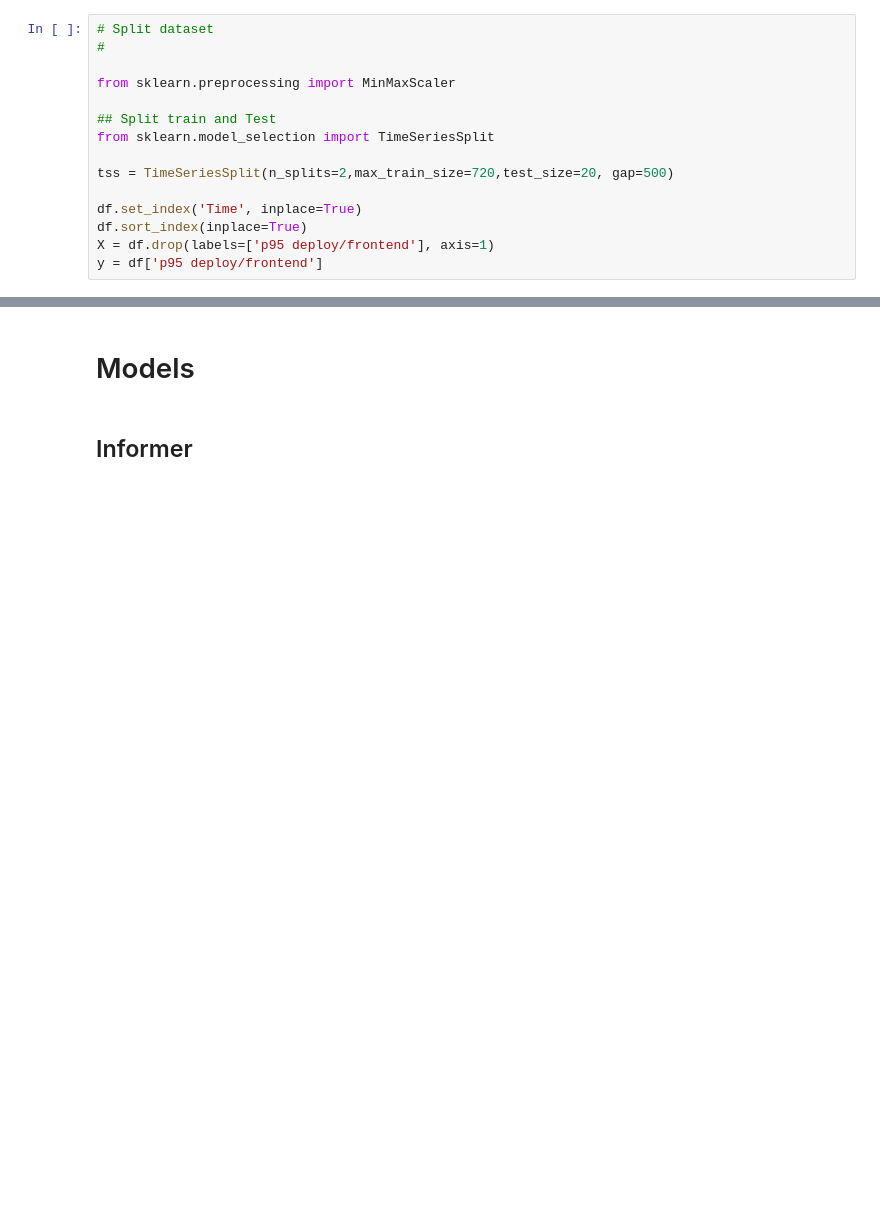
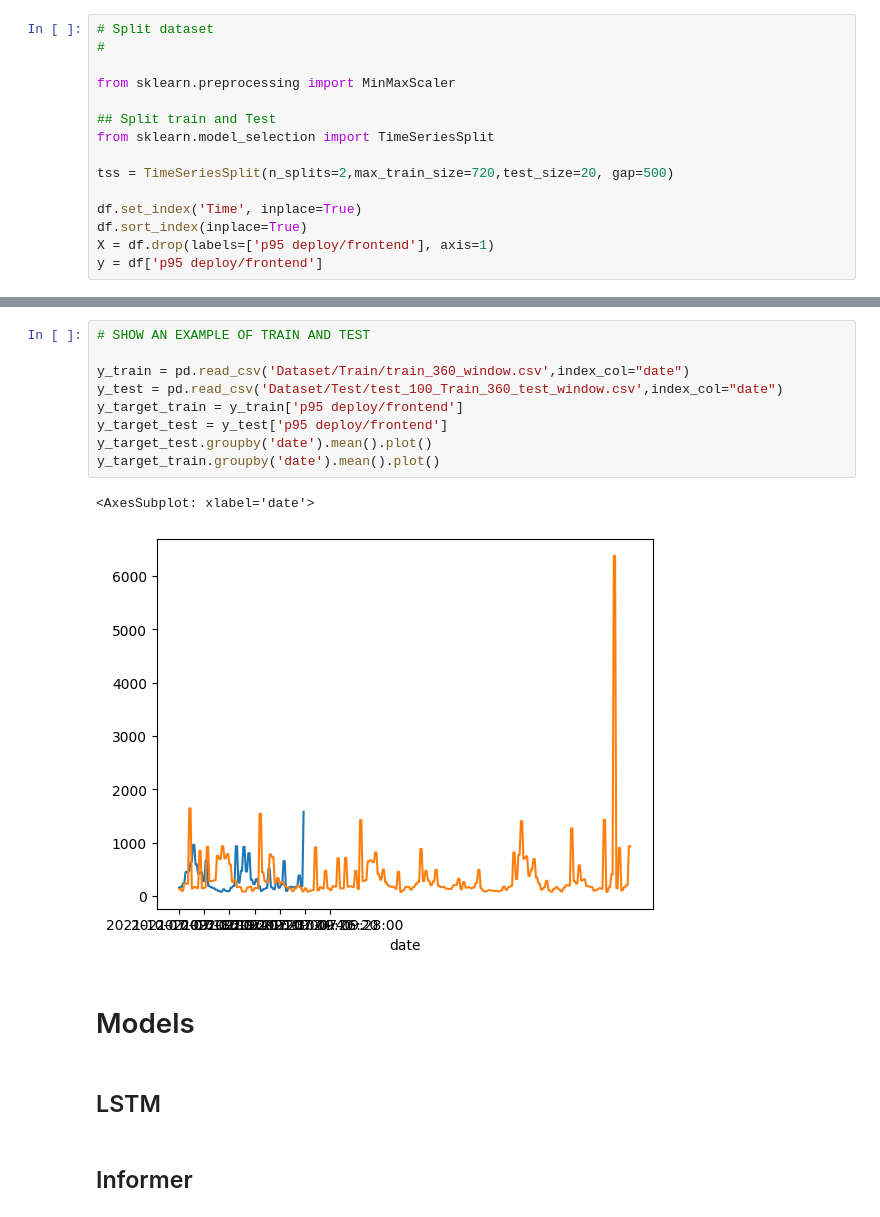
Before and after one commit to ezelanza/Transformers-for-latency-prediction, a Jupyter notebook: main.ipynb, the cells around one changed output, grey strips where cells are left out. Drawn from its saved outputs; the diff is of its cells as text; blank space fills up the shorter version.

```diff
--- a/main.ipynb
+++ b/main.ipynb
@@ -175,5 +138,19 @@ Index(['0', '1', '2', '3', '4', '5', '6', '7', '8', '9', '10', '11', '12',
+# %%
+# SHOW AN EXAMPLE OF TRAIN AND TEST
+
+y_train = pd.read_csv('Dataset/Train/train_360_window.csv',index_col="date")
+y_test = pd.read_csv('Dataset/Test/test_100_Train_360_test_window.csv',index_col="date")
+y_target_train = y_train['p95 deploy/frontend']
+y_target_test = y_test['p95 deploy/frontend']
+y_target_test.groupby('date').mean().plot()
+y_target_train.groupby('date').mean().plot()
+# %% [output]
+<AxesSubplot: xlabel='date'>
+[figure, added]
 # %% [markdown]
 # Models
+# %% [markdown]
+## LSTM
 # %% [markdown]
 ## Informer
 # %%
```
Also changed, not shown: parts of 13 cells of this notebook, 30 other files.
